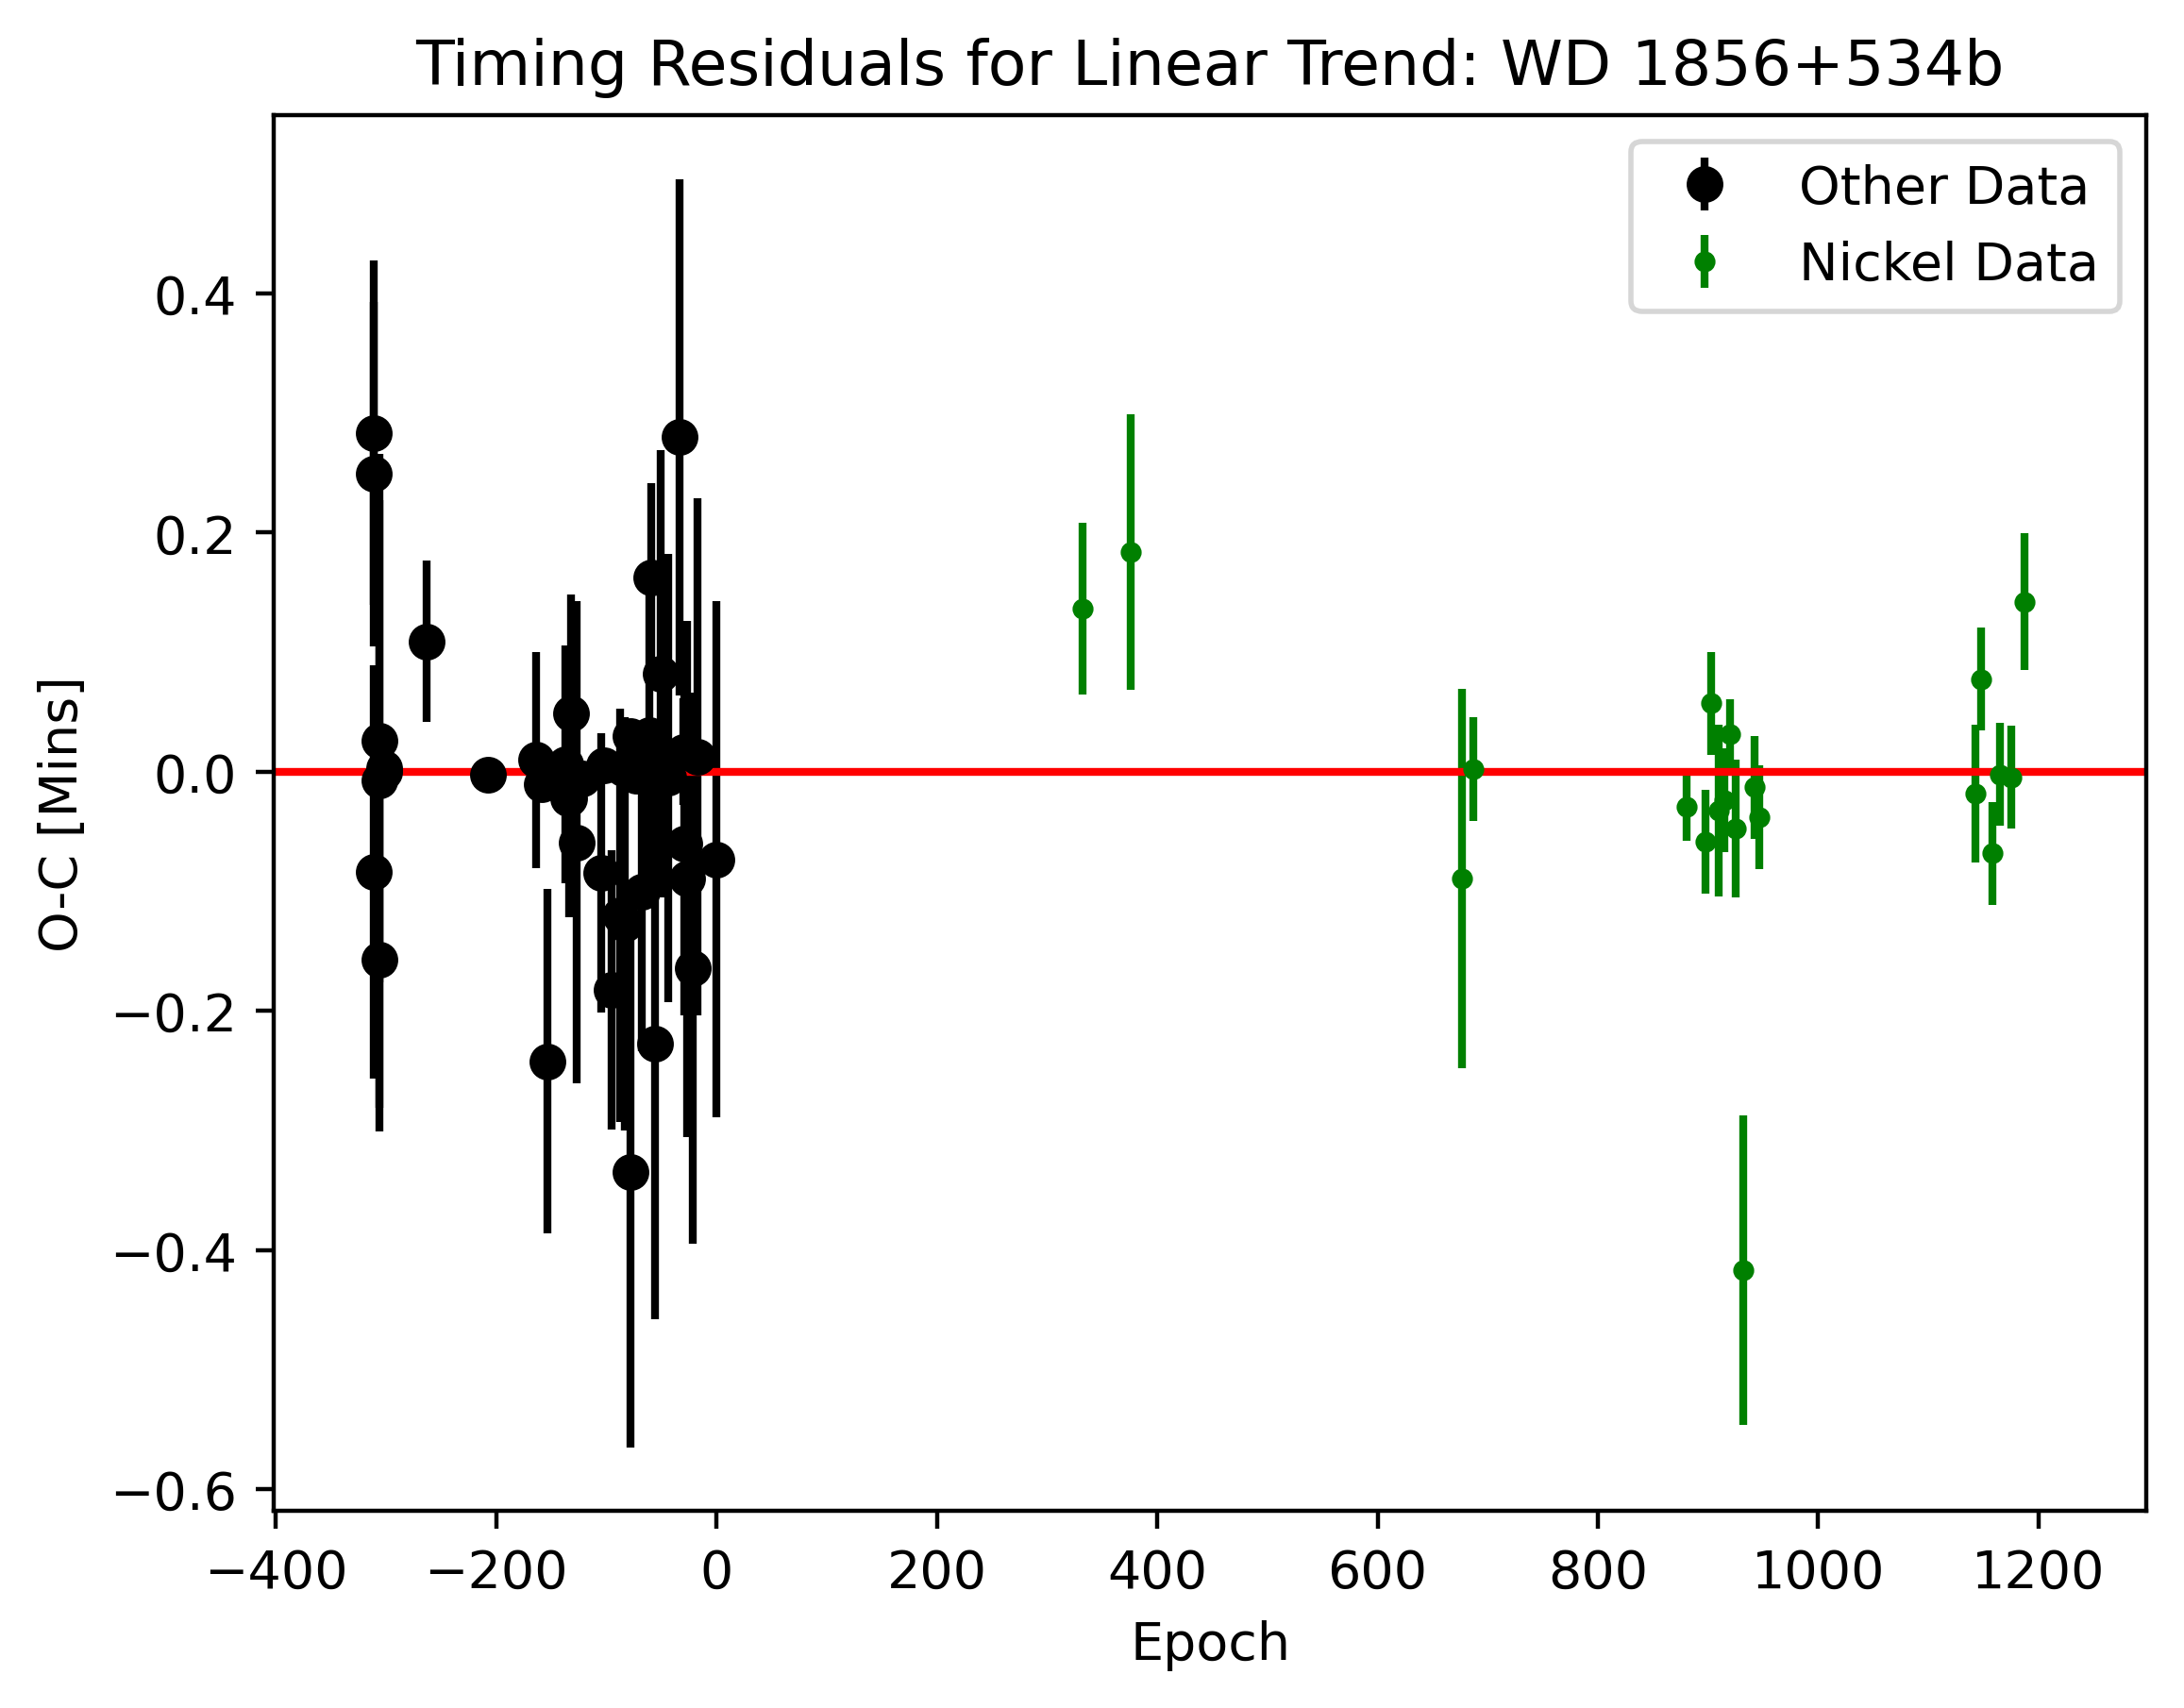
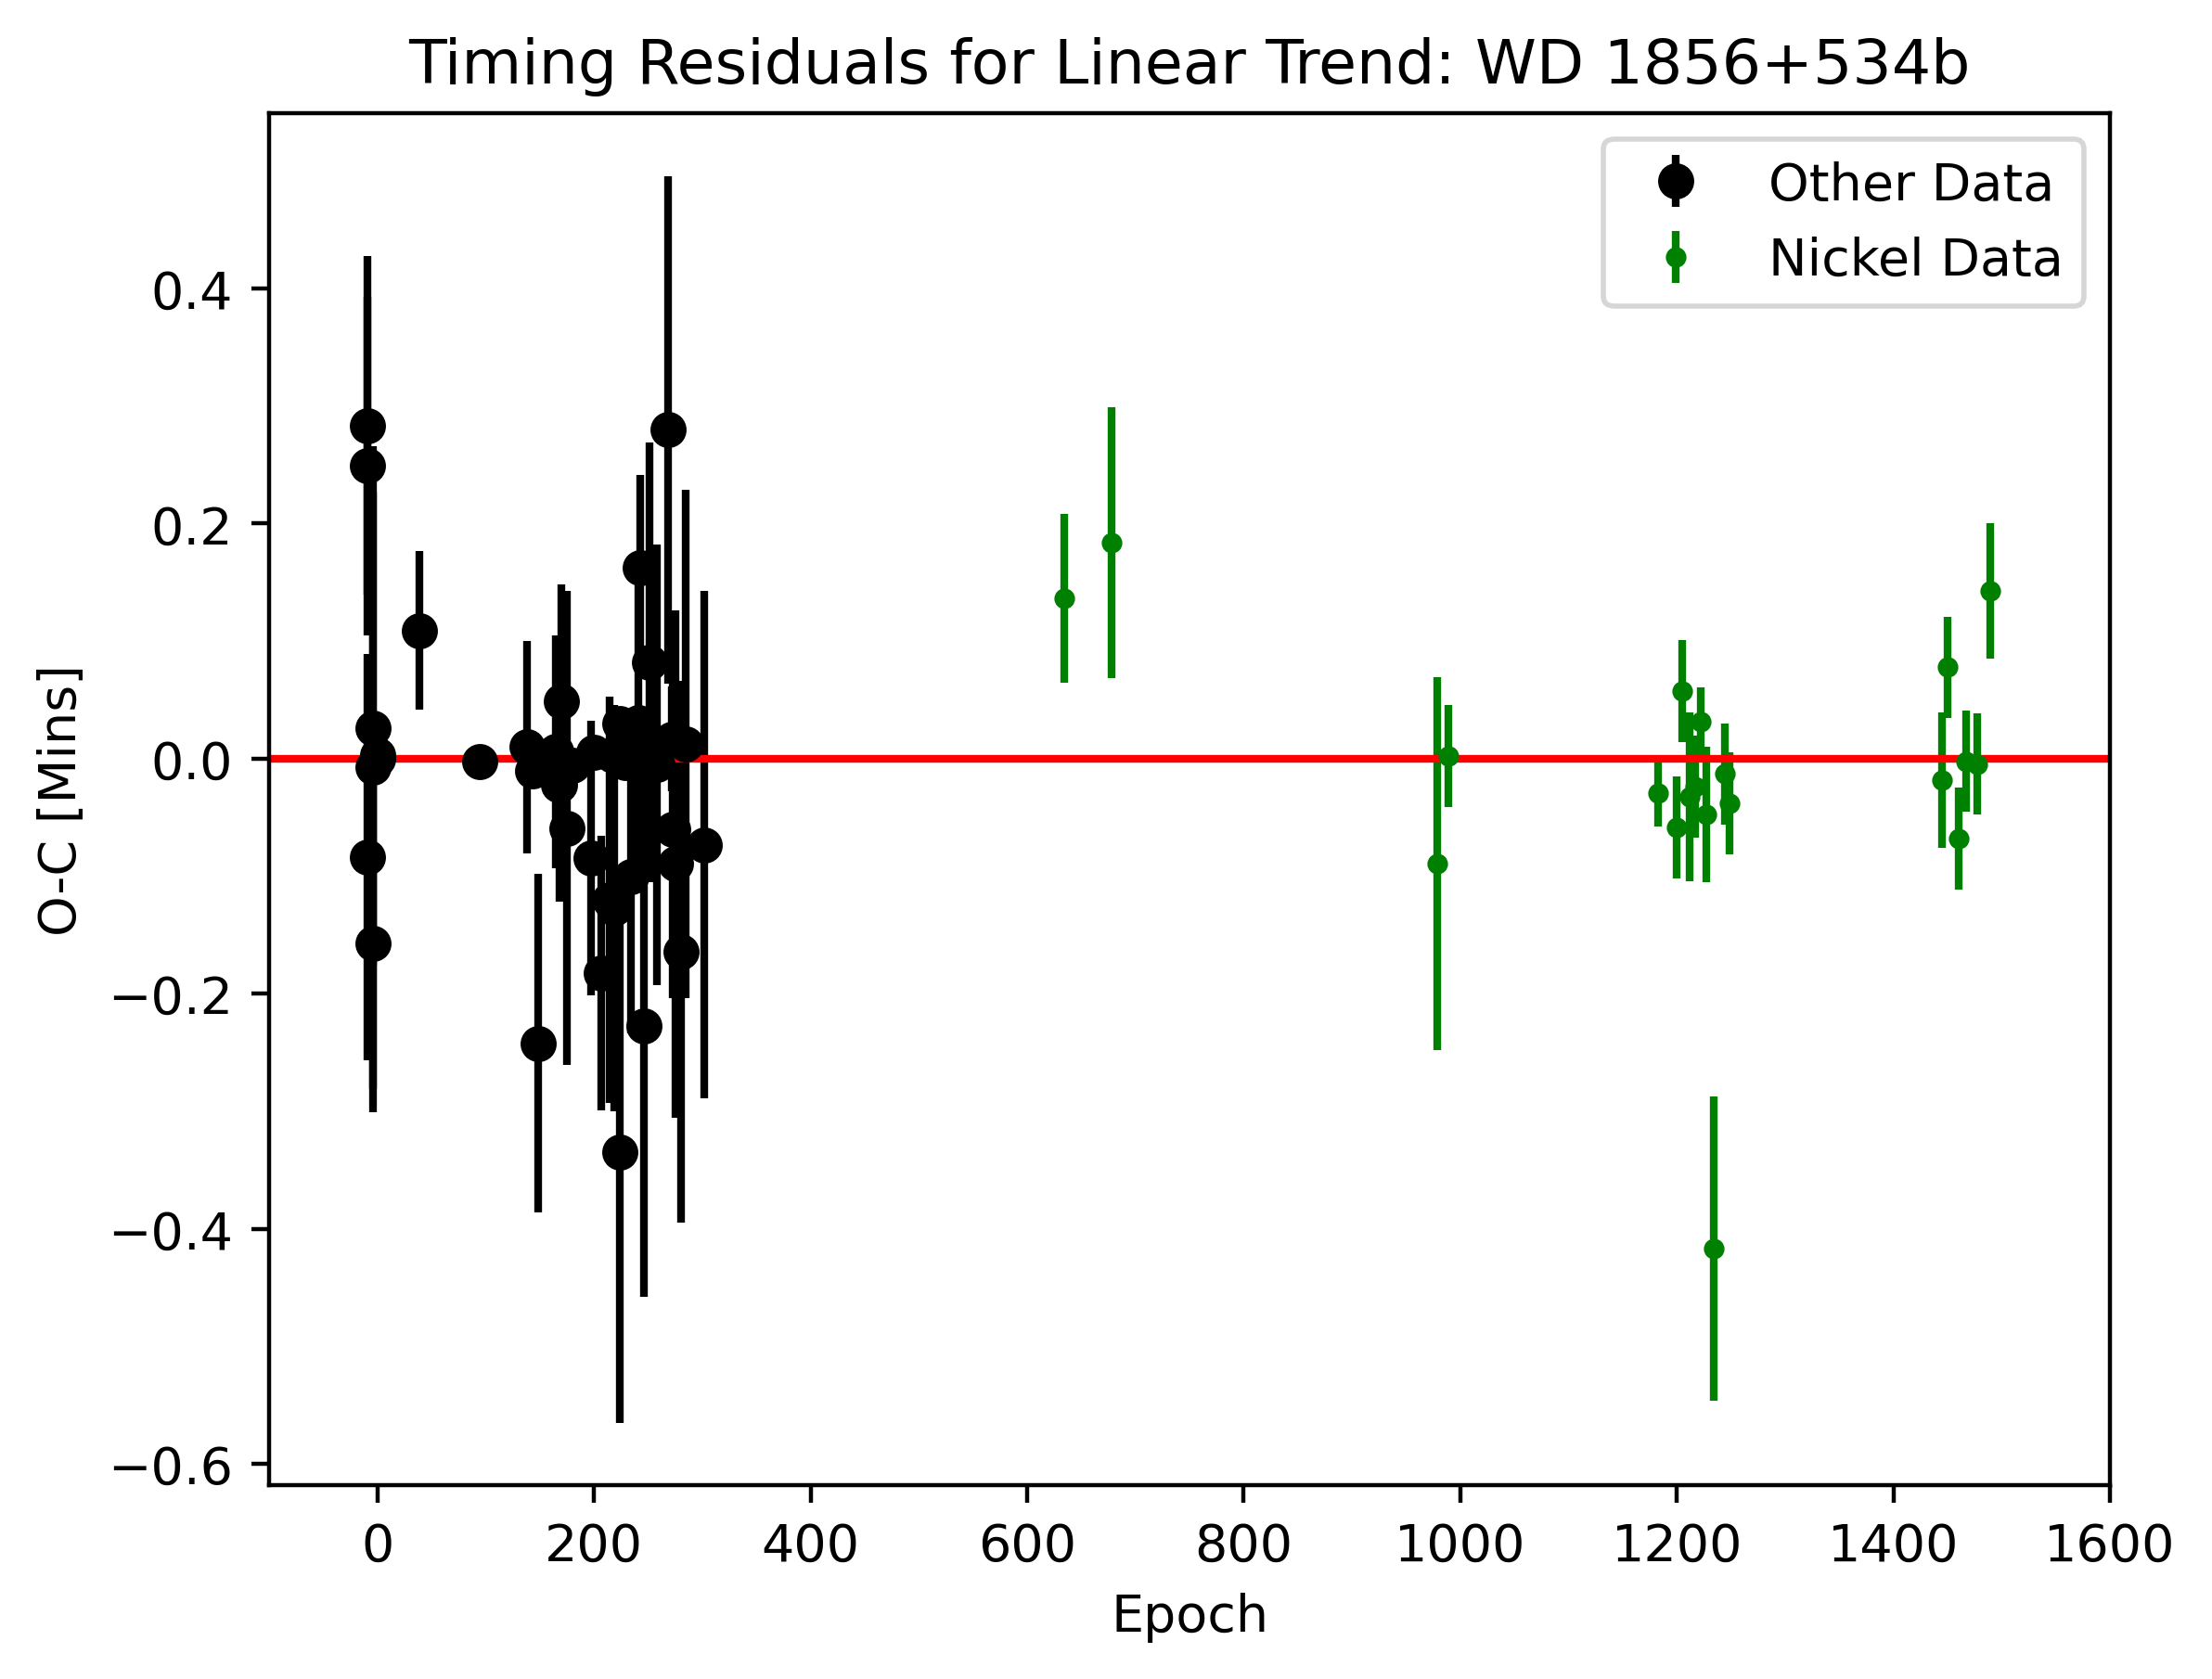
Unified diff of the notebook cell whose output changed from the first chart to the second:
--- before
+++ after
@@ -5,5 +5,5 @@
 plt.errorbar(epoch[start_nickel:],res[start_nickel:],yerr=uncertainty[start_nickel:]*1440,fmt='g.',capsize=0,label='Nickel Data')
 plt.legend()
-plt.xlim(-100-302,1600-302)
+plt.xlim(-100,1600)
 plt.hlines(y=0,xmin=-2500,xmax=2500,color='red')
 plt.ylabel('O-C [Mins]')

Commit: clean up linear notebook